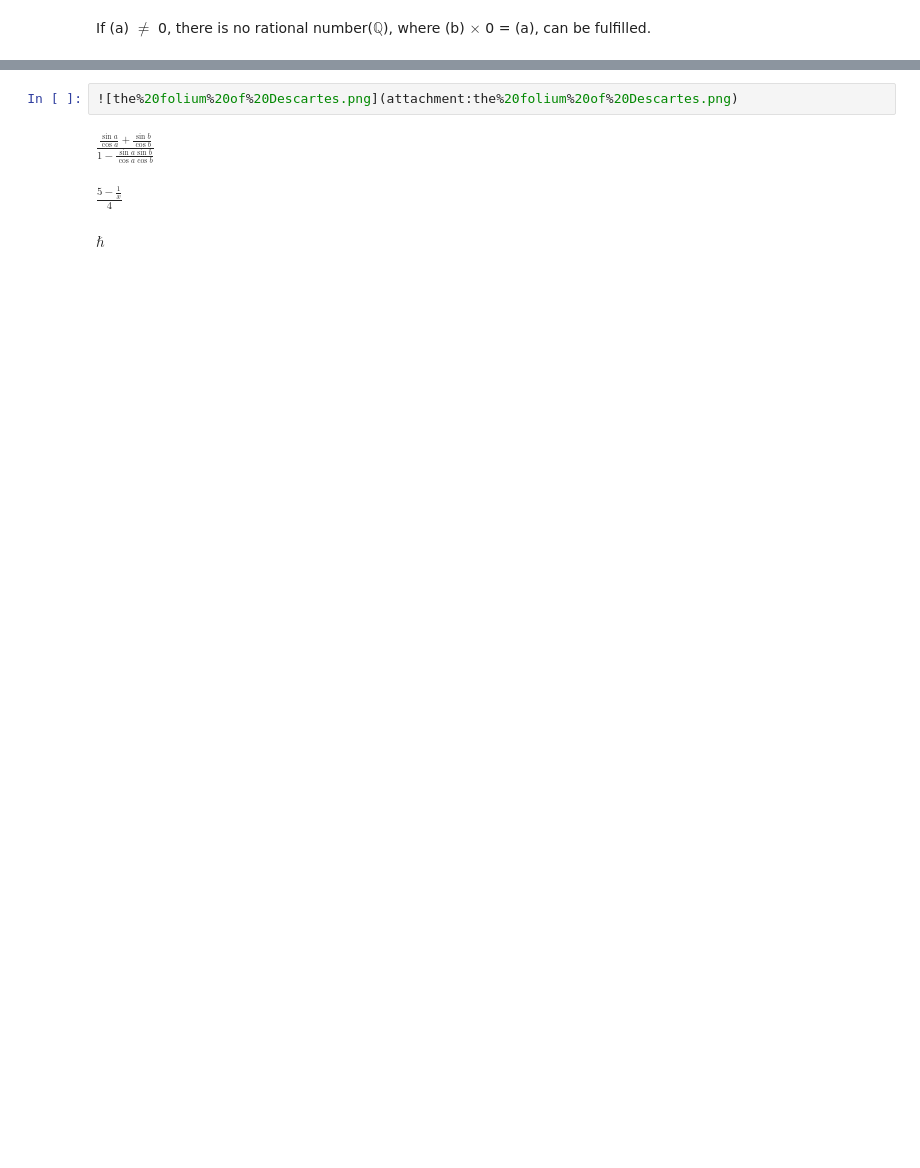
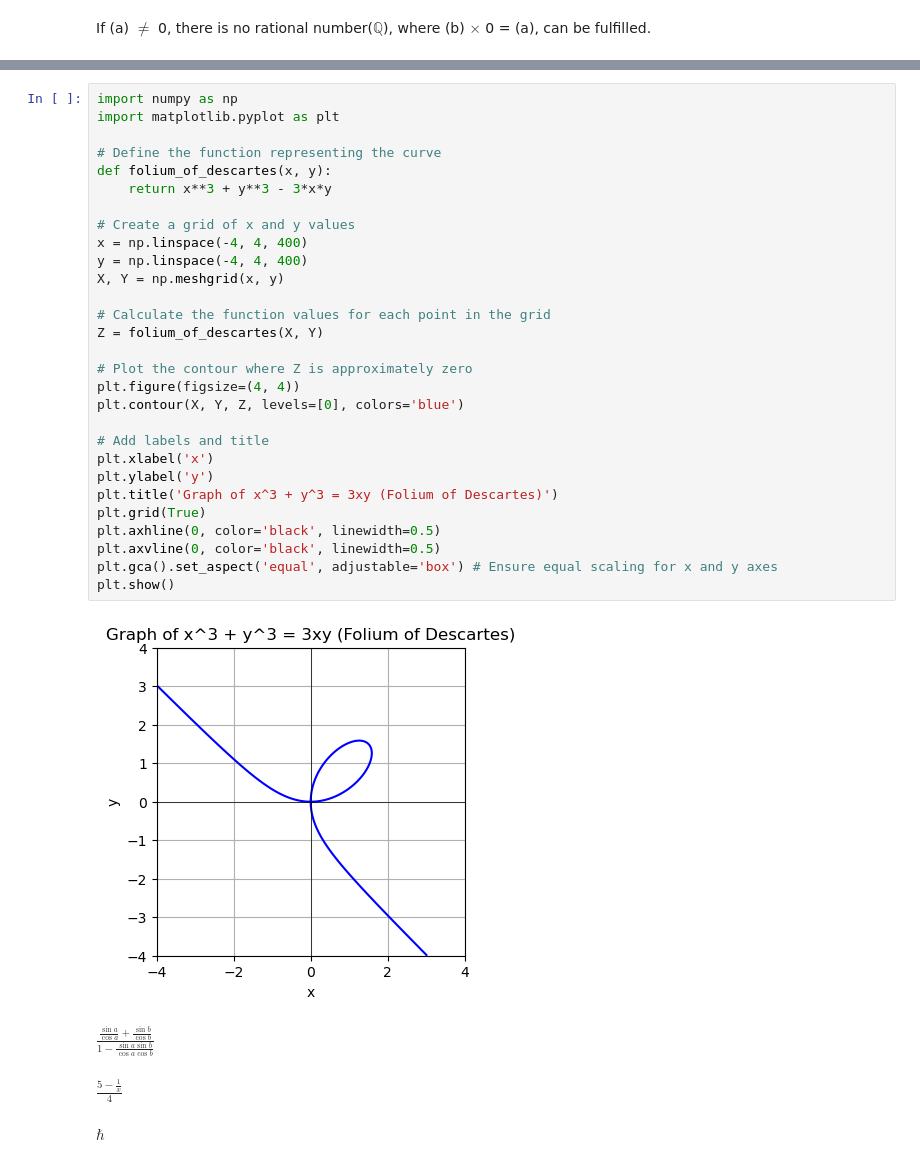
Before and after one commit to StevenOwino/Learning-QM, a Jupyter notebook: reference(1).ipynb, the cells around one changed output, grey strips where cells are left out. Saved outputs shown, nothing was run; the diff lists cells and outputs as text; blank space fills up the shorter version.

```diff
--- a/reference(1).ipynb
+++ b/reference(1).ipynb
@@ -61,5 +146,34 @@ $ \Vert T_\mathbf a F \Vert^2 L^2(\mathbb C^n,\mu_\hbar)$ = $(\pi \hbar)^{-n}$ $
-# %%
-![the%20folium%20of%20Descartes.png](attachment:the%20folium%20of%20Descartes.png)
+# %%
+import numpy as np
+import matplotlib.pyplot as plt
+
+# Define the function representing the curve
+def folium_of_descartes(x, y):
+    return x**3 + y**3 - 3*x*y
+
+# Create a grid of x and y values
+x = np.linspace(-4, 4, 400)
+y = np.linspace(-4, 4, 400)
+X, Y = np.meshgrid(x, y)
+
+# Calculate the function values for each point in the grid
+Z = folium_of_descartes(X, Y)
+
+# Plot the contour where Z is approximately zero
+plt.figure(figsize=(4, 4))
+plt.contour(X, Y, Z, levels=[0], colors='blue')
+
+# Add labels and title
+plt.xlabel('x')
+plt.ylabel('y')
+plt.title('Graph of x^3 + y^3 = 3xy (Folium of Descartes)')
+plt.grid(True)
+plt.axhline(0, color='black', linewidth=0.5)
+plt.axvline(0, color='black', linewidth=0.5)
+plt.gca().set_aspect('equal', adjustable='box') # Ensure equal scaling for x and y axes
+plt.show()
+# %% [output]
+[figure, added]
 # %% [markdown]
 $\frac{\frac{\sin a}{\cos a} + \frac{\sin b}{\cos b}}{1 - \frac{\sin a \sin b}{\cos a \cos b}}$
 # %% [markdown]
```
Also changed, not shown: parts of 20 cells of this notebook, 2 other files.
